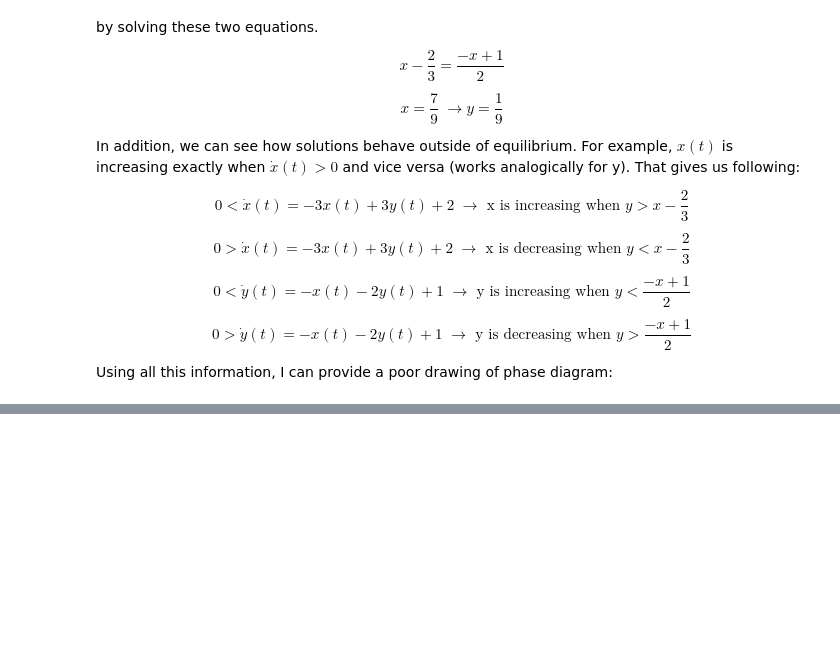
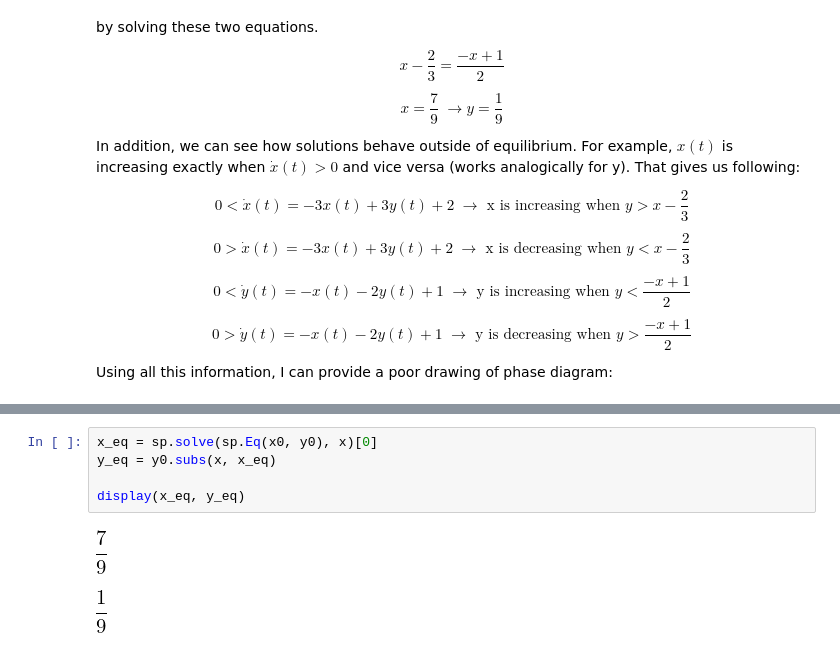
Before and after one commit to magicbeans817/PS2, a Jupyter notebook: PS2.ipynb, the cells around one changed output, grey strips where cells are left out. Cells and saved outputs as stored; diff of their text form; blank space fills up the shorter version.

```diff
--- a/PS2.ipynb
+++ b/PS2.ipynb
@@ -418,0 +443,8 @@ operable program or batch file.
+# %%
+x_eq = sp.solve(sp.Eq(x0, y0), x)[0]
+y_eq = y0.subs(x, x_eq)
+
+display(x_eq, y_eq)
+# %% [output]
+[figure, added]
+[figure, added]
```
Also changed, not shown: parts of 8 cells of this notebook.
